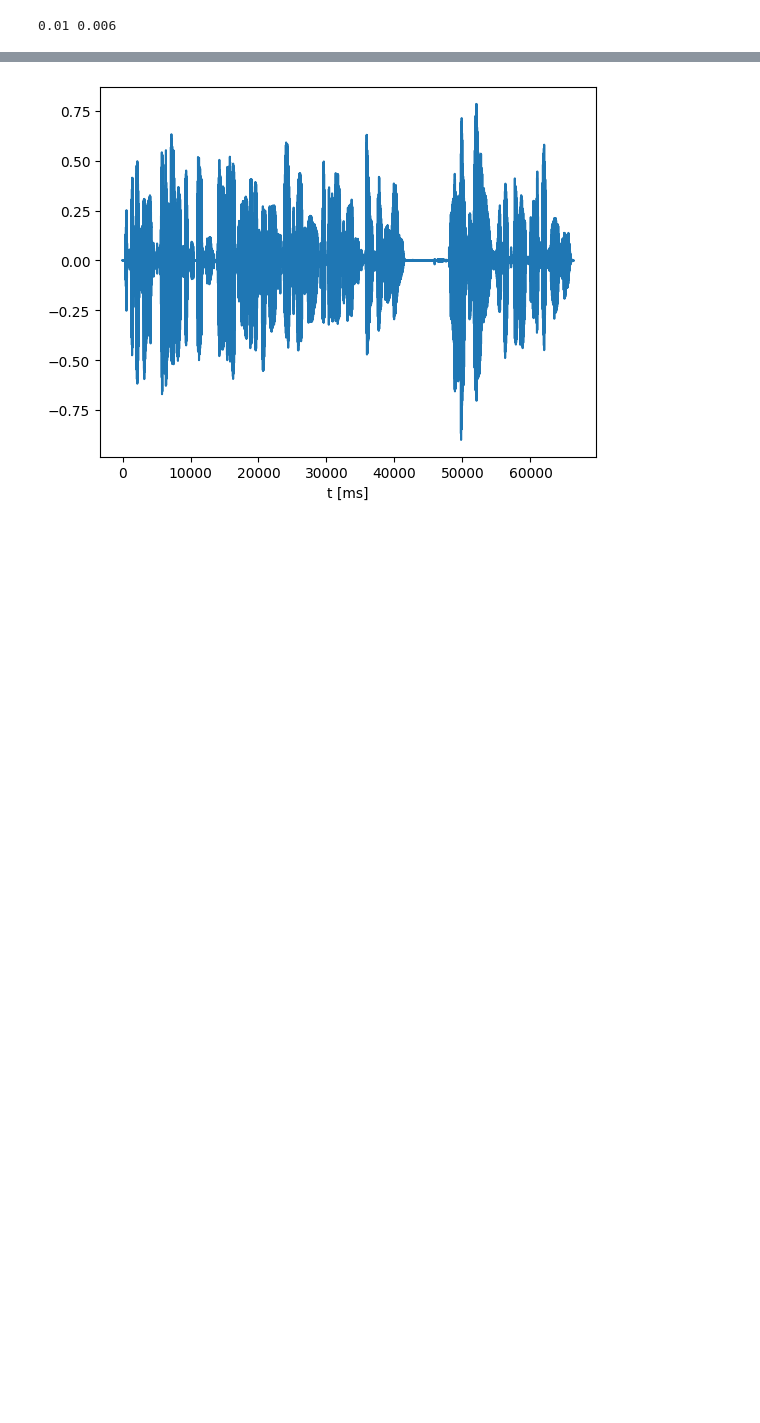
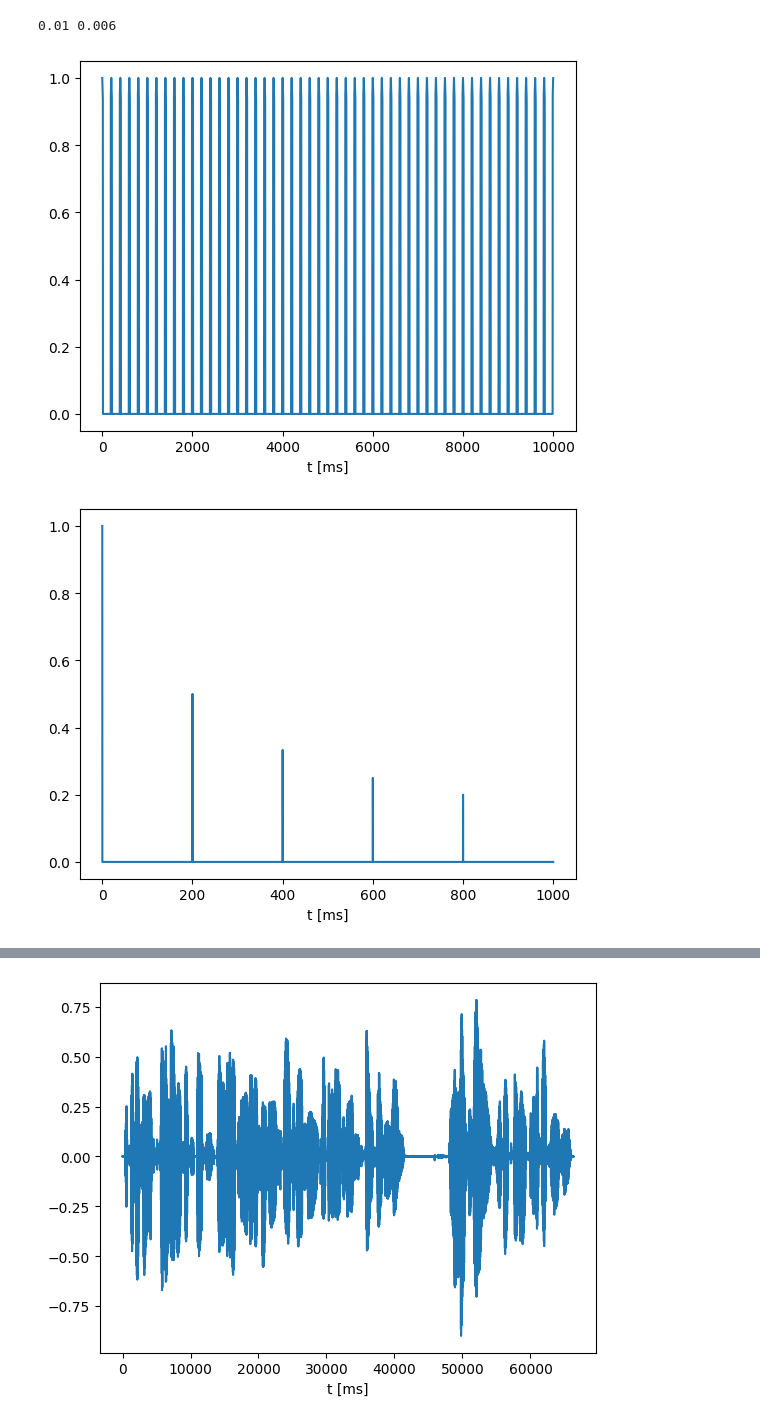
Before and after one commit to SushiOfDestiny/TDS-projet-signaux-parole, a Jupyter notebook: lpc.ipynb, the cells around one changed output, grey strips where cells are left out. Drawn from its saved outputs; the diff is of its cells as text; code cells hidden in the pictures; blank space fills up the shorter version.

```diff
--- a/lpc.ipynb
+++ b/lpc.ipynb
@@ -457,3 +457,47 @@ print(T, T_found)
 # %% [output]
 [figure]
 0.01 0.006
+# %%
+#test d'une autre approximation
+
+def chapeau(x,epsilon,M,n,t):
+    times=np.linspace(x-epsilon,x,n)[:-1]+np.linspace(x,x+epsilon,n)
+    if t<x-epsilon:
+        return 0
+    if x-epsilon <=t and t<=x:
+        return M*(t-x+epsilon)/epsilon
+    if x<t and t<x+epsilon :
+        return M- M*(t-x)/epsilon
+    else :
+        return 0
+
+def create_impulse_train_chapeau(sample_rate, L: float, T: float) -> np.array:
+    """
+    create train of M dirac impulsions of duration L sampled at the frequency sample_rate and with a pitch of T (s)
+    """
+    size = int(L * sample_rate)  # nb of elts in array
+    M = int(L / T)
+    ind_bet_pitches = int(T * fs)  # nb indices entre 2 émissions de pitch
+    e = np.zeros(size, dtype=float)
+    for k in range(M):
+        e[k * ind_bet_pitches] = 1.
+        for i in range(int(T * fs)//16+1):
+            e[k * ind_bet_pitches-i]=(ind_bet_pitches-i)/ind_bet_pitches
+            e[k * ind_bet_pitches+i]=(ind_bet_pitches-i)/ind_bet_pitches
+
+
+
+    return e
+
+e = create_impulse_train_chapeau(fs, 10., 0.2)
+utils.plot_signal(e, fs)
+
+L=1.
+T=0.2
+e = create_impulse_train(fs, L,T)
+e_cepst = compute_cepstrum_dirac_impulse_train_theoric(fs, L,T)
+utils.plot_signal(e_cepst, fs)
+utils.plot_cepstrum(e_cepst, fs)
+# %% [output]
+[figure, added]
+[figure, added]
```
Also changed, not shown: parts of 2 cells of this notebook.
